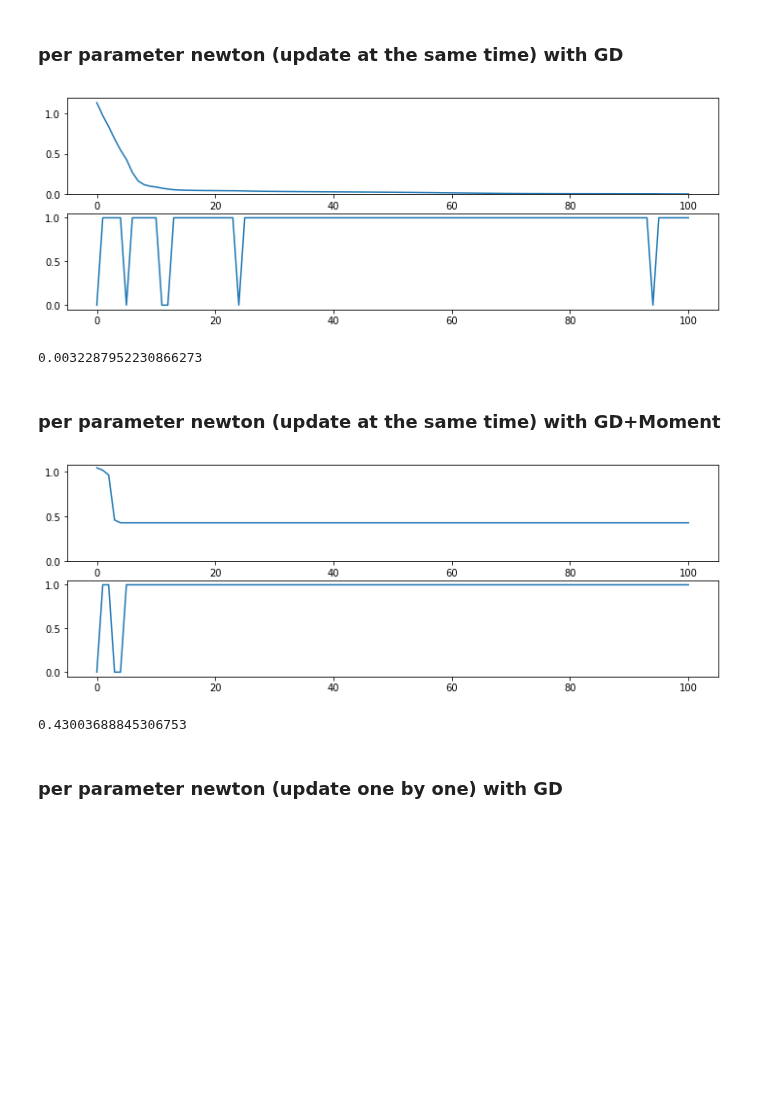
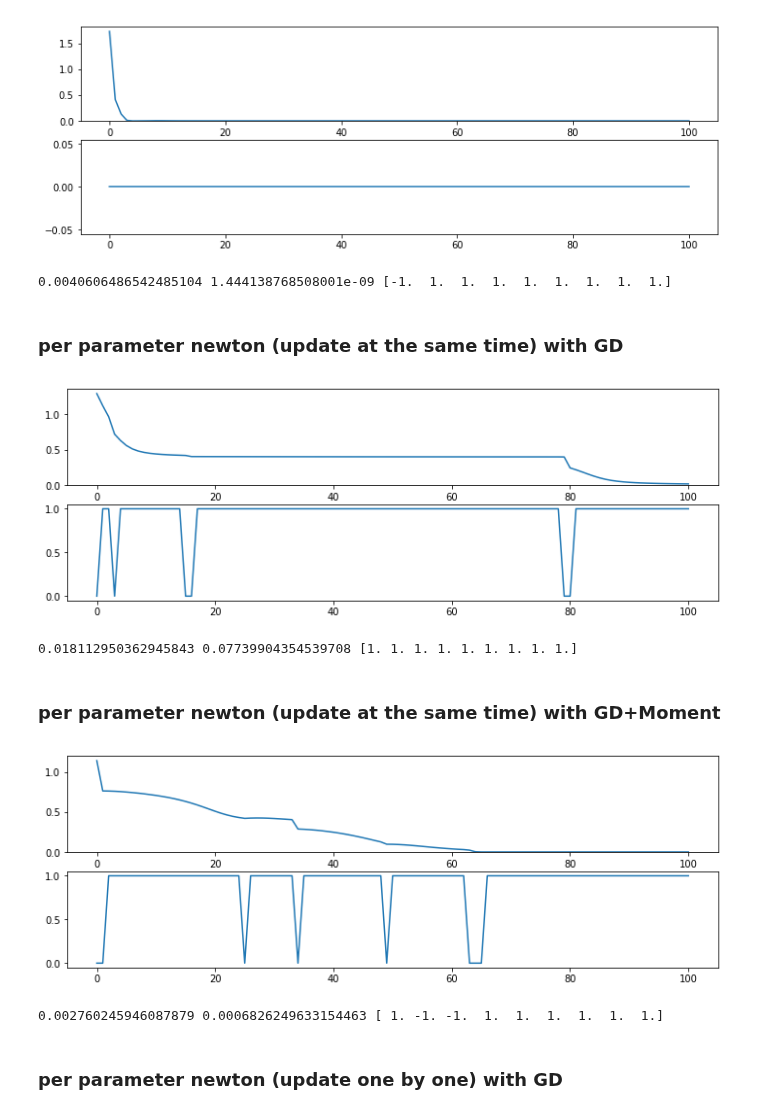
Before and after one commit to mammalwong/ml-study, a Jupyter notebook: newton-optimizer.ipynb, the cells around one changed output. Cells and saved outputs as stored; diff of their text form; code cells hidden in the pictures; blank space fills up the shorter version.

```diff
--- a/newton-optimizer.ipynb
+++ b/newton-optimizer.ipynb
@@ -66,3 +72,33 @@ print(cost_new)
+# %%
+para = np.random.randn(len(Theta)) * (2/len(x))
+cost_hist = [cost(*para)]
+cost_lowests = [0]
+mnt_old = 0.
+beta = 0.9
+for epoch in range(100):
+    mnt_1 = np.zeros_like(para)
+    alpha = (np.cos(np.log(epoch+1e-9) * 2*np.pi)+1)/2 * 3
+    for i in range(len(Theta)):
+        mnt_1[i] = alpha*grads[i](*para)
+    mnt_1 = beta*mnt_old + (1-beta)*mnt_1
+    cost_1 = cost(*(para - mnt_1))
+    cost_lowest = np.nanargmin([cost_1])
+    cost_lowests.append(cost_lowest)
+    mnt_old = [mnt_1][cost_lowest]
+    para -= mnt_old
+    cost_new = [cost_1][cost_lowest]
+    cost_hist.append(cost_new)
+plt.figure(figsize=(12,4))
+plt.subplot(2,1,1)
+plt.plot(cost_hist)
+plt.ylim((0, None))
+plt.subplot(2,1,2)
+plt.plot(cost_lowests)
+plt.show()
+print(cost_new, sum(grad(*para)**2 for grad in grads), np.sign([curv(*para) for curv in curvs]))
+# %% [output]
+[figure, added]
+0.0040606486542485104 1.444138768508001e-09 [-1.  1.  1.  1.  1.  1.  1.  1.  1.]
 # %% [markdown]
 ### per parameter newton (update at the same time) with GD
 # %%
@@ -89,10 +125,10 @@ plt.ylim((0, None))
 plt.subplot(2,1,2)
 plt.plot(cost_lowests)
 plt.show()
-print(cost_new)
+print(cost_new, sum(grad(*para)**2 for grad in grads), np.sign([curv(*para) for curv in curvs]))
 # %% [output]
-[figure, old version]
+[figure, new version]
-0.0032287952230866273
+0.018112950362945843 0.07739904354539708 [1. 1. 1. 1. 1. 1. 1. 1. 1.]
 # %% [markdown]
 ### per parameter newton (update at the same time) with GD+Moment
 # %%
@@ -123,10 +159,10 @@ plt.ylim((0, None))
 plt.subplot(2,1,2)
 plt.plot(cost_lowests)
 plt.show()
-print(cost_new)
+print(cost_new, sum(grad(*para)**2 for grad in grads), np.sign([curv(*para) for curv in curvs]))
 # %% [output]
-[figure, old version]
+[figure, new version]
-0.43003688845306753
+0.002760245946087879 0.0006826249633154463 [ 1. -1. -1.  1.  1.  1.  1.  1.  1.]
 # %% [markdown]
 ### per parameter newton (update one by one) with GD
 # %%
```
Also changed, not shown: parts of 17 cells of this notebook, 2 other files.
